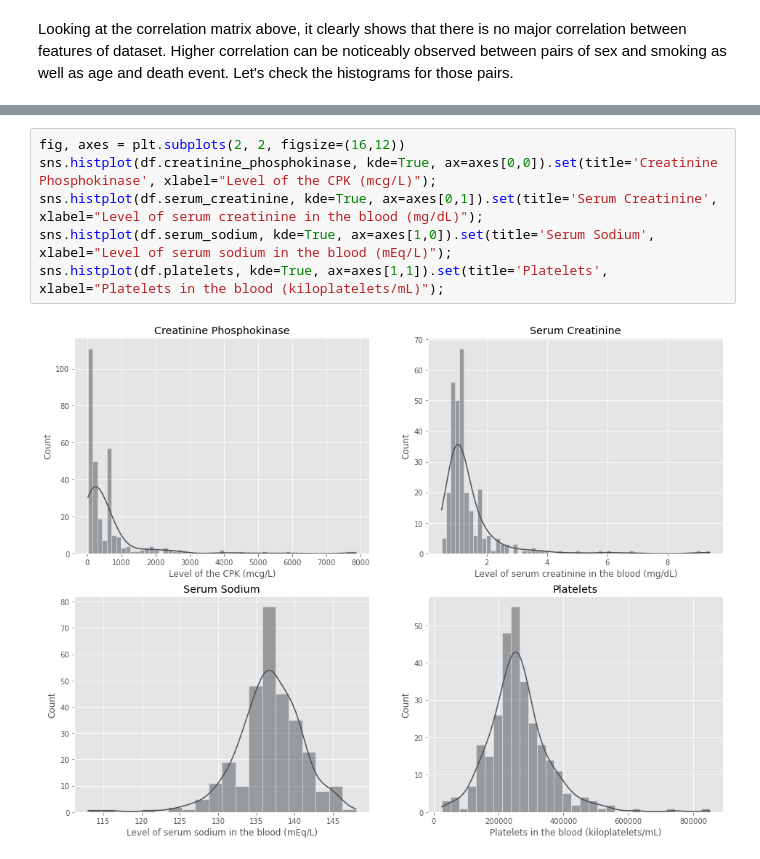
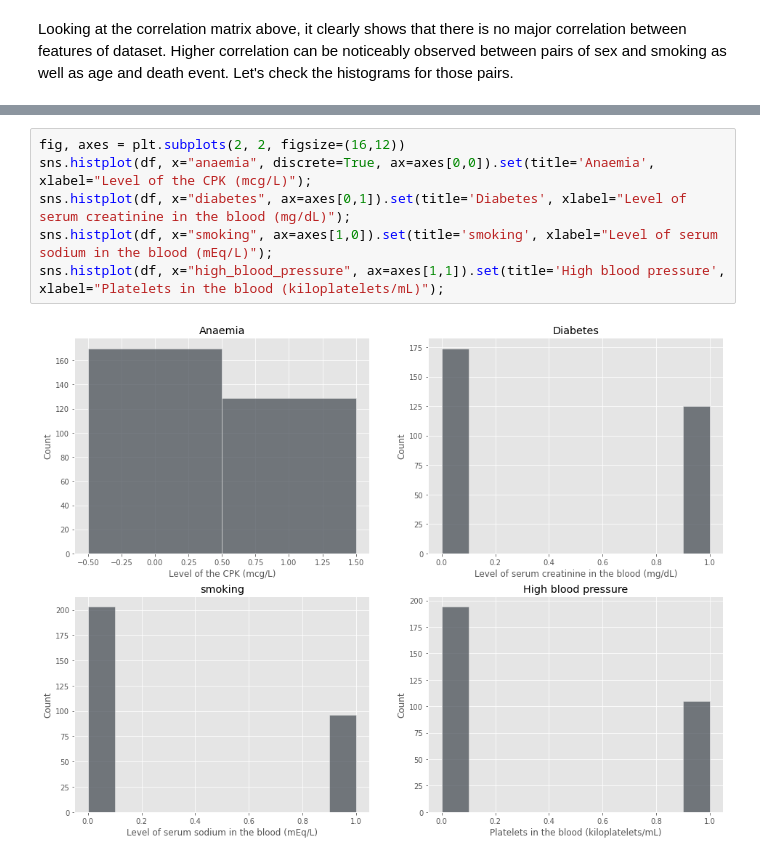
Before and after one commit to mizydorek/Programming-for-Data-Analysis-Project, a Jupyter notebook: project.ipynb, the cells around one changed output, grey strips where cells are left out. Saved outputs shown, nothing was run; the diff lists cells and outputs as text.

```diff
--- a/project.ipynb
+++ b/project.ipynb
@@ -267,8 +270,8 @@ df[df['sex'] == 1]
 # %%
 fig, axes = plt.subplots(2, 2, figsize=(16,12))
-sns.histplot(df.creatinine_phosphokinase, kde=True, ax=axes[0,0]).set(title='Creatinine Phosphokinase', xlabel="Level of the CPK (mcg/L)");
-sns.histplot(df.serum_creatinine, kde=True, ax=axes[0,1]).set(title='Serum Creatinine', xlabel="Level of serum creatinine in the blood (mg/dL)");
-sns.histplot(df.serum_sodium, kde=True, ax=axes[1,0]).set(title='Serum Sodium', xlabel="Level of serum sodium in the blood (mEq/L)");
-sns.histplot(df.platelets, kde=True, ax=axes[1,1]).set(title='Platelets', xlabel="Platelets in the blood (kiloplatelets/mL)");
+sns.histplot(df, x="anaemia", discrete=True, ax=axes[0,0]).set(title='Anaemia', xlabel="Level of the CPK (mcg/L)");
+sns.histplot(df, x="diabetes", ax=axes[0,1]).set(title='Diabetes', xlabel="Level of serum creatinine in the blood (mg/dL)");
+sns.histplot(df, x="smoking", ax=axes[1,0]).set(title='smoking', xlabel="Level of serum sodium in the blood (mEq/L)");
+sns.histplot(df, x="high_blood_pressure", ax=axes[1,1]).set(title='High blood pressure', xlabel="Platelets in the blood (kiloplatelets/mL)");
 # %% [output]
-[figure, old version]
+[figure, new version]
```
Also changed, not shown: parts of 14 cells of this notebook.
